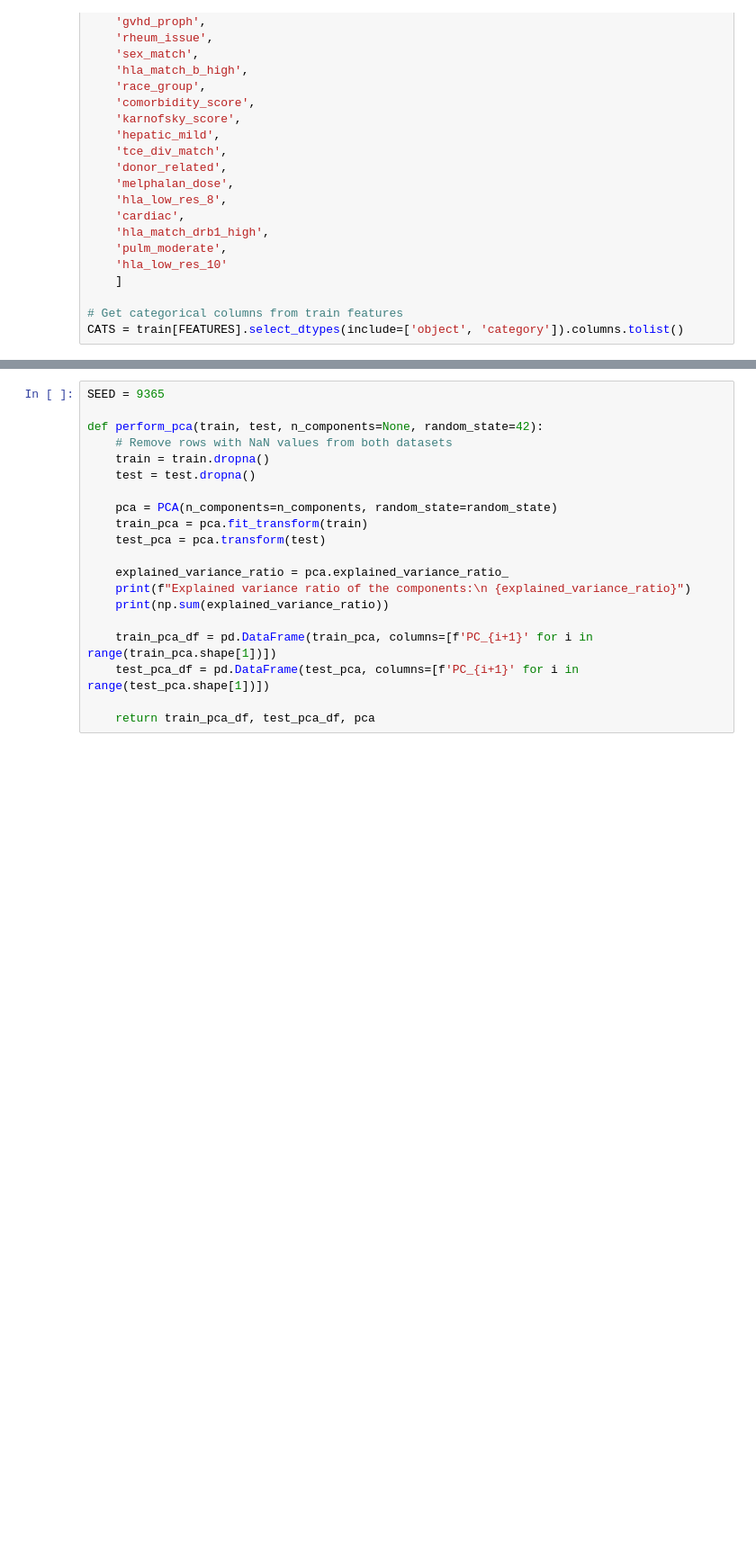
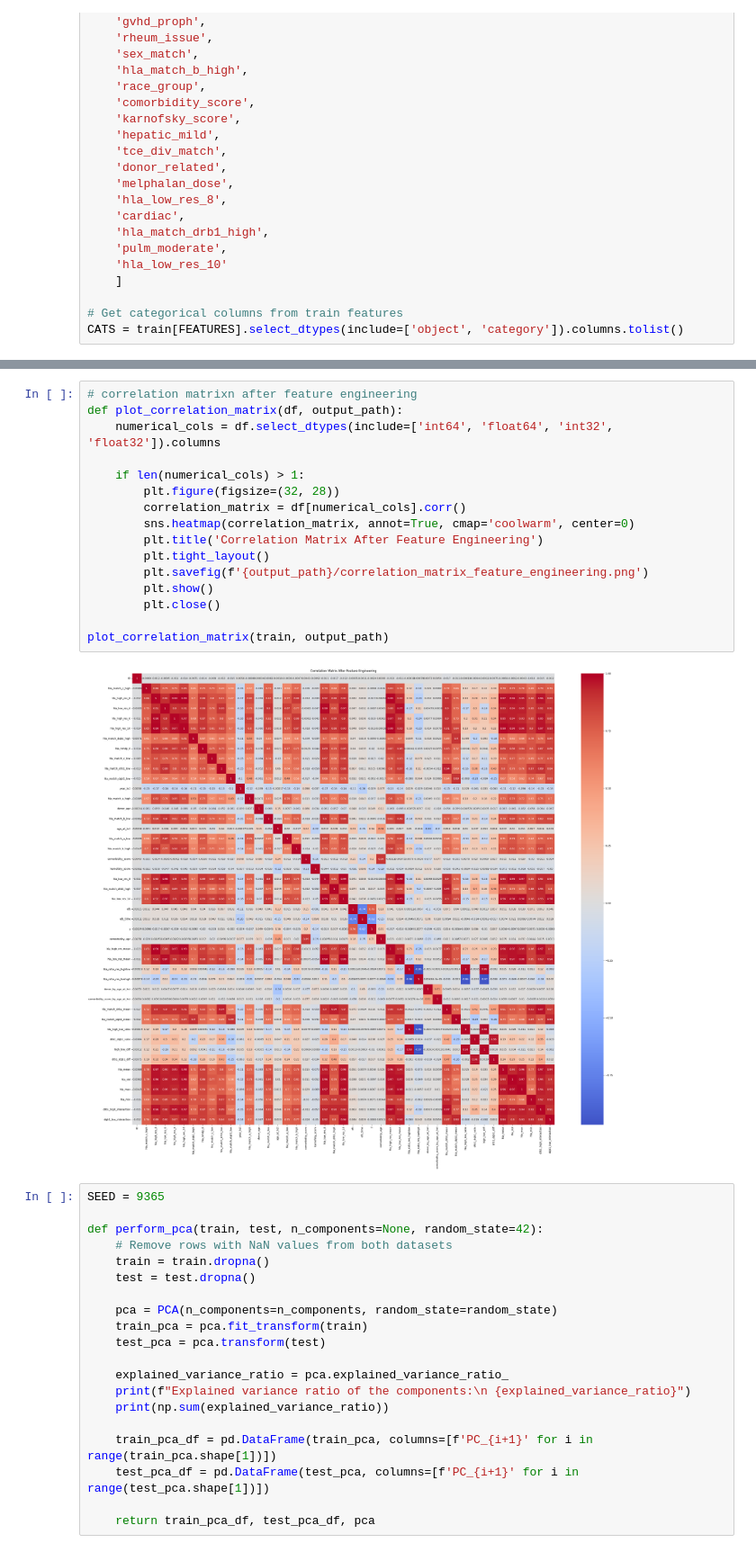
Before and after one commit to bonesclarke/CIBMTR, a Jupyter notebook: CIBMTR_Analysis_and_Model.ipynb, the cells around one changed output, grey strips where cells are left out. Shown at 90% size. Cells and saved outputs as stored; diff of their text form; blank space fills up the shorter version.

Commit message:
latest run and feature engineering

```diff
--- a/CIBMTR_Analysis_and_Model.ipynb
+++ b/CIBMTR_Analysis_and_Model.ipynb
@@ -334,3 +447,21 @@ train['hla_ratio_res_highlow']
+# %%
+# correlation matrixn after feature engineering
+def plot_correlation_matrix(df, output_path):
+    numerical_cols = df.select_dtypes(include=['int64', 'float64', 'int32', 'float32']).columns
+
+    if len(numerical_cols) > 1:
+        plt.figure(figsize=(32, 28))
+        correlation_matrix = df[numerical_cols].corr()
+        sns.heatmap(correlation_matrix, annot=True, cmap='coolwarm', center=0)
+        plt.title('Correlation Matrix After Feature Engineering')
+        plt.tight_layout()
+        plt.savefig(f'{output_path}/correlation_matrix_feature_engineering.png')
+        plt.show()
+        plt.close()
+
+plot_correlation_matrix(train, output_path)
+# %% [output]
+[figure, added]
 # %%
 SEED = 9365
 
```
Also changed, not shown: parts of 45 cells of this notebook, 12 other files.
